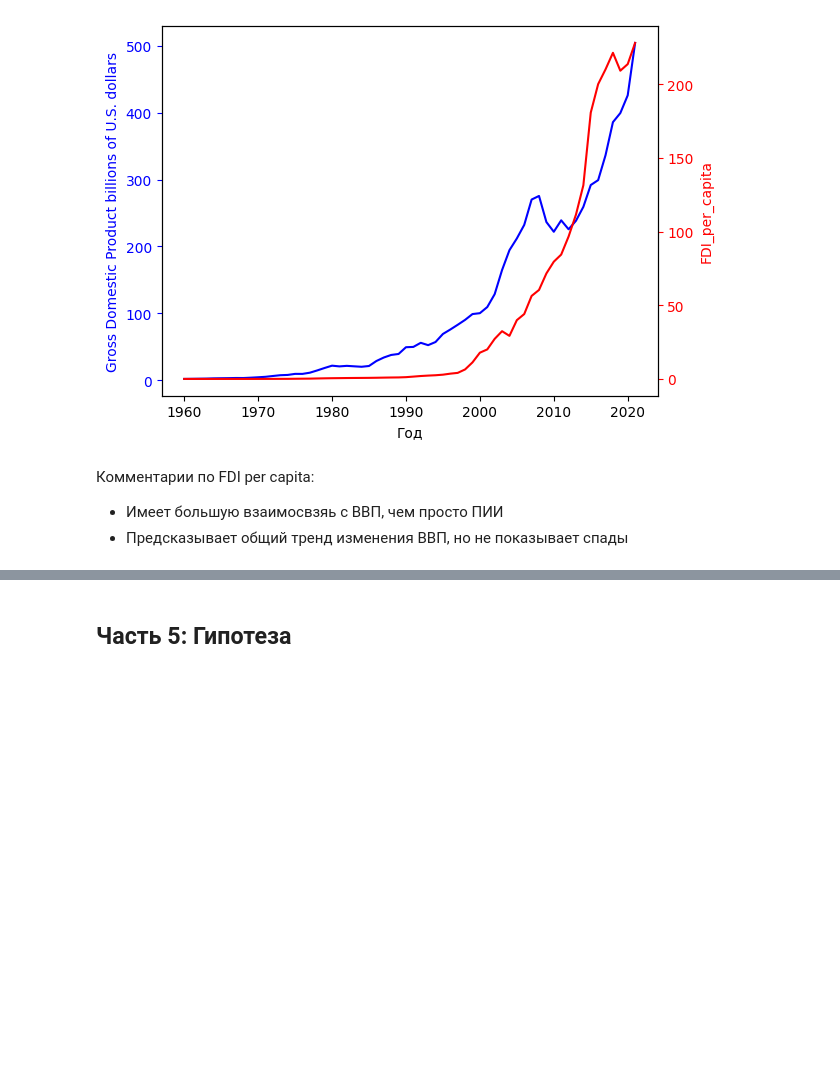
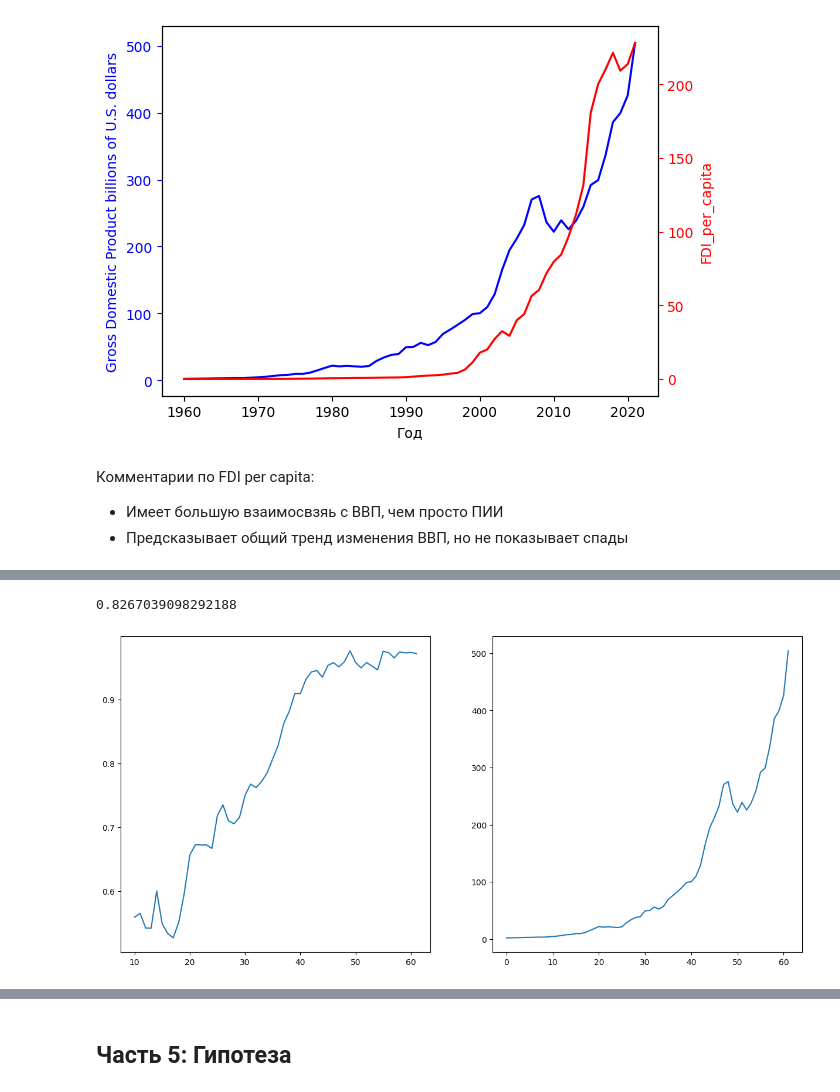
Before and after one commit to rsokur1515/Pr, a Jupyter notebook: Проект.ipynb, the cells around one changed output, grey strips where cells are left out. Saved outputs shown, nothing was run; the diff lists cells and outputs as text; code cells hidden in the pictures; blank space fills up the shorter version.

```diff
--- a/Проект.ipynb
+++ b/Проект.ipynb
@@ -968,0 +1009,12 @@ plt.show()
+# %%
+II = (final_df['Capitalization of industry']/final_df['Gross Domestic Product billions of U.S. dollars'])/((final_df['Capitalization of industry'] + final_df['Capitalization of agriculture'])/final_df['Gross Domestic Product billions of U.S. dollars'])
+fig, ax = plt.subplots(1, 2, figsize=(15, 7))
+ax[0].plot(II)
+ax[1].plot(final_df['Gross Domestic Product billions of U.S. dollars'])
+II = II.fillna(0)
+II = II.replace([np.inf, -np.inf], 0)
+corr = II[10:].corr(final_df['Gross Domestic Product billions of U.S. dollars'].iloc[10:], method='pearson')
+print(corr)
+# %% [output]
+0.8267039098292188
+[figure, added]
```
Also changed, not shown: parts of 48 cells of this notebook.
